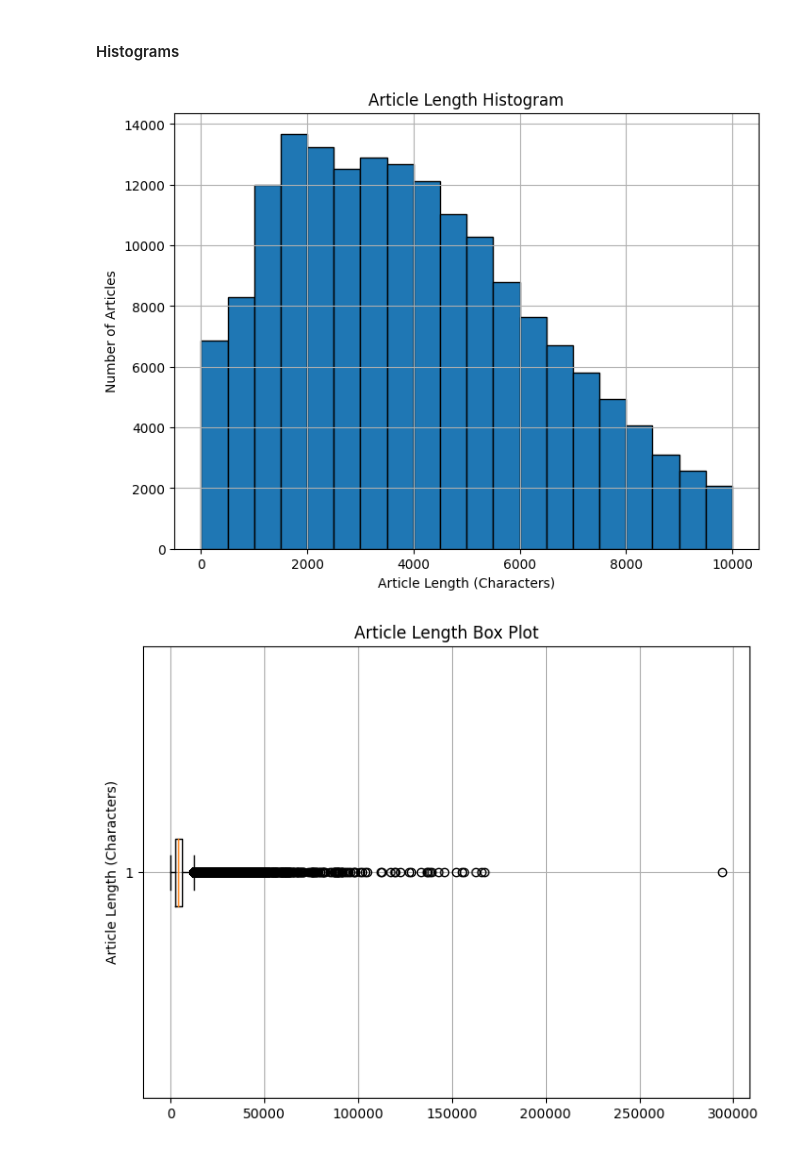
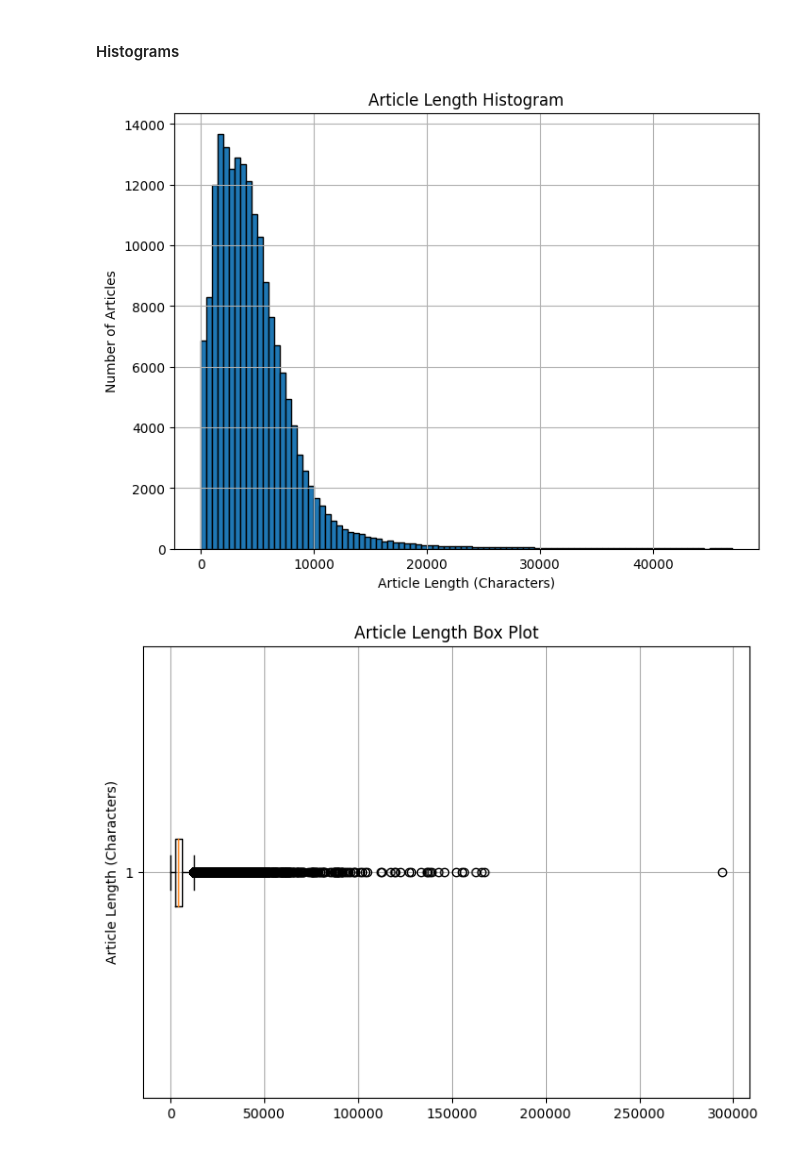
Before and after one commit to diogofonte/feup-pri, a Jupyter notebook: data_preparation/pipeline.ipynb, the cells around one changed output. Cells and saved outputs as stored; diff of their text form; code cells hidden in the pictures.

```diff
--- a/data_preparation/pipeline.ipynb
+++ b/data_preparation/pipeline.ipynb
@@ -347,18 +347,18 @@ plt.show()
 # %%
 news_dataset_analysis['article_length'] = news_dataset_analysis['content'].apply(len)
 # %%
-bin_edges = [form * 500 for form in range(0, 30)]
+bin_edges = [form * 500 for form in range(0, 95)]
 
 # Create a histogram of article lengths
 plt.figure(figsize=(8, 6))
 plt.hist(news_dataset_analysis['article_length'], bins=bin_edges, edgecolor='k')
 plt.xlabel('Article Length (Characters)')
 plt.ylabel('Number of Articles')
 plt.title('Article Length Histogram')
 plt.grid(True)
 plt.show()
 # %% [output]
-[figure, old version]
+[figure, new version]
 # %%
 # Create a box plot of article lengths
 plt.figure(figsize=(8, 6))
```
